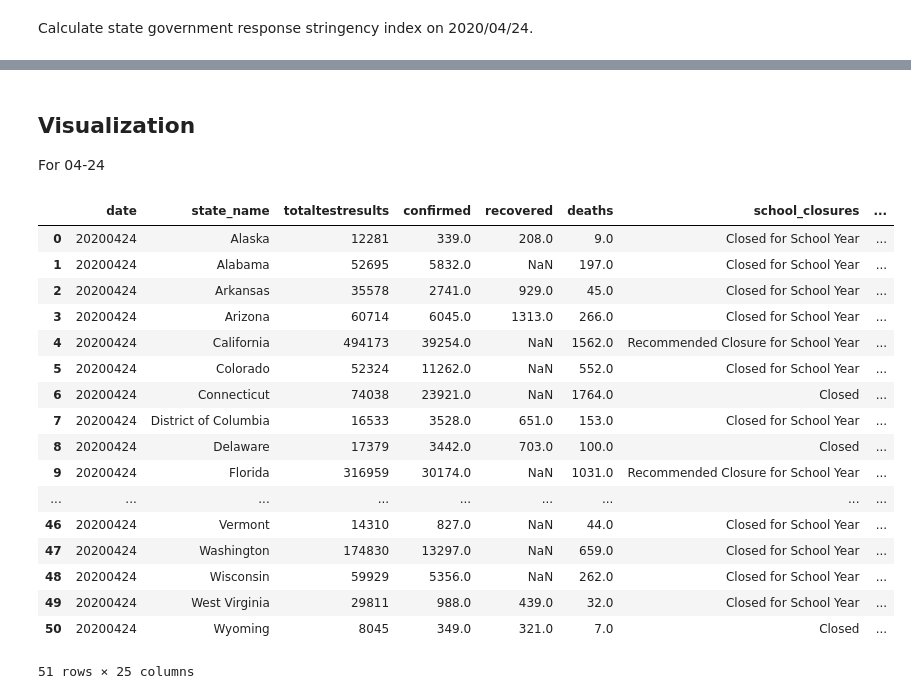
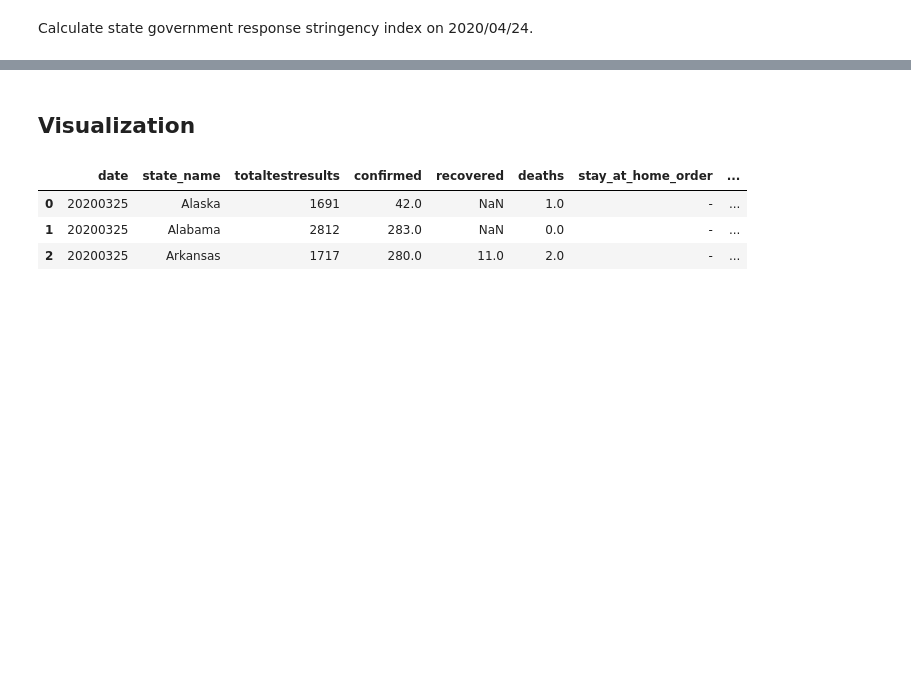
Before and after one commit to iamzhaihy/BD2020-Final-Project, a Jupyter notebook: Data Processing.ipynb, the cells around one changed output, grey strips where cells are left out. Saved outputs shown, nothing was run; the diff lists cells and outputs as text; code cells hidden in the pictures; blank space fills up the shorter version.

```diff
--- a/Data Processing.ipynb
+++ b/Data Processing.ipynb
@@ -1358,0 +936,6 @@ plt.show()
+# %%
+filename_list=[]
+for file in os.listdir('./data/policy-data/'):
+    filename_list.append(file)
+filename_list.sort()
+print (filename_list)
@@ -1358,0 +944,15 @@ plt.show()
+# %%
+state_index_df=[]
+state_index=[]
+for i in range(len(filename_list)):
+    state_index_df.append(pd.read_csv('./data/policy-data/'+filename_list[i]))
+state_index=state_index_df
+for i in range(len(filename_list)):
+
+    state_index[i].columns=state_index[i].columns.map(lambda x:x.lower())
+    state_index[i].columns=state_index[i].columns.map(lambda x:x.replace(' ','_'))
+    state_index[i]=state_index[i].drop(0)
+    state_index[i]=state_index[i].reset_index(drop=True)
+    state_index[i]=state_index[i][['location','stay_at_home_order','mandatory_quarantine_for_travelers','non-essential_business_closures',
+                                 'large_gatherings_ban','school_closures','bar/restaurant_limits','primary_election_postponement']]
+state_index[0].head(3)
@@ -1359,39 +1076,26 @@ plt.show()
 # %% [markdown]
 ## Visualization
-
-For 04-24
 # %%
 def getcode(l):
     codes=[]
     for i in l:
         for key in statecode:
             if statecode[key]==i:
                 codes.append(key)
     return codes
-state_case_on_04_24_df=pd.read_csv('./processed_data/state_cases.csv')
-state_case_on_04_24=state_case_on_04_24_df[state_case_on_04_24_df['date'].isin([20200424])]
+state_case_df=pd.read_csv('./processed_data/state_cases.csv')
+state_index_merged=[]
+for i in range(len(filename_list)):
+    intdate=20200000+int(filename_list[i][9:11]+filename_list[i][12:14])
+    state_case_temp=state_case_df[state_case_df['date'].isin([intdate])]
+    state_index[i].rename(columns={'location':'state_name'}, inplace=True)
 
-
-state_merged_on_04_24=pd.merge(state_case_on_04_24, state_index, on=['state_name'])
-state_merged_on_04_24['state_code']=getcode(state_merged_on_04_24['state_name'])
-state_merged_on_04_24
+    state_index_merged.append(pd.merge(state_case_temp, state_index[i], on=['state_name']))
+    state_index_merged[i]['state_code']=getcode(state_index_merged[i]['state_name'])
+state_index_merged[0].head(3)
 # %% [output]
-|  | date | state_name | totaltestresults | confirmed | recovered | deaths | school_closures | ... |
-| 0 | 20200424 | Alaska | 12281 | 339.0 | 208.0 | 9.0 | Closed for School Year | ... |
-| 1 | 20200424 | Alabama | 52695 | 5832.0 | NaN | 197.0 | Closed for School Year | ... |
-| 2 | 20200424 | Arkansas | 35578 | 2741.0 | 929.0 | 45.0 | Closed for School Year | ... |
-| 3 | 20200424 | Arizona | 60714 | 6045.0 | 1313.0 | 266.0 | Closed for School Year | ... |
-| 4 | 20200424 | California | 494173 | 39254.0 | NaN | 1562.0 | Recommended Closure for School Year | ... |
-| 5 | 20200424 | Colorado | 52324 | 11262.0 | NaN | 552.0 | Closed for School Year | ... |
-| 6 | 20200424 | Connecticut | 74038 | 23921.0 | NaN | 1764.0 | Closed | ... |
-| 7 | 20200424 | District of Columbia | 16533 | 3528.0 | 651.0 | 153.0 | Closed for School Year | ... |
-| 8 | 20200424 | Delaware | 17379 | 3442.0 | 703.0 | 100.0 | Closed | ... |
-| 9 | 20200424 | Florida | 316959 | 30174.0 | NaN | 1031.0 | Recommended Closure for School Year | ... |
-| ... | ... | ... | ... | ... | ... | ... | ... | ... |
-| 46 | 20200424 | Vermont | 14310 | 827.0 | NaN | 44.0 | Closed for School Year | ... |
-| 47 | 20200424 | Washington | 174830 | 13297.0 | NaN | 659.0 | Closed for School Year | ... |
-| 48 | 20200424 | Wisconsin | 59929 | 5356.0 | NaN | 262.0 | Closed for School Year | ... |
-| 49 | 20200424 | West Virginia | 29811 | 988.0 | 439.0 | 32.0 | Closed for School Year | ... |
-| 50 | 20200424 | Wyoming | 8045 | 349.0 | 321.0 | 7.0 | Closed | ... |
+|  | date | state_name | totaltestresults | confirmed | recovered | deaths | stay_at_home_order | ... |
+| 0 | 20200325 | Alaska | 1691 | 42.0 | NaN | 1.0 | - | ... |
+| 1 | 20200325 | Alabama | 2812 | 283.0 | NaN | 0.0 | - | ... |
+| 2 | 20200325 | Arkansas | 1717 | 280.0 | 11.0 | 2.0 | - | ... |
-51 rows × 25 columns
 # %%
```
Also changed, not shown: parts of 22 cells of this notebook, 5 other files.
